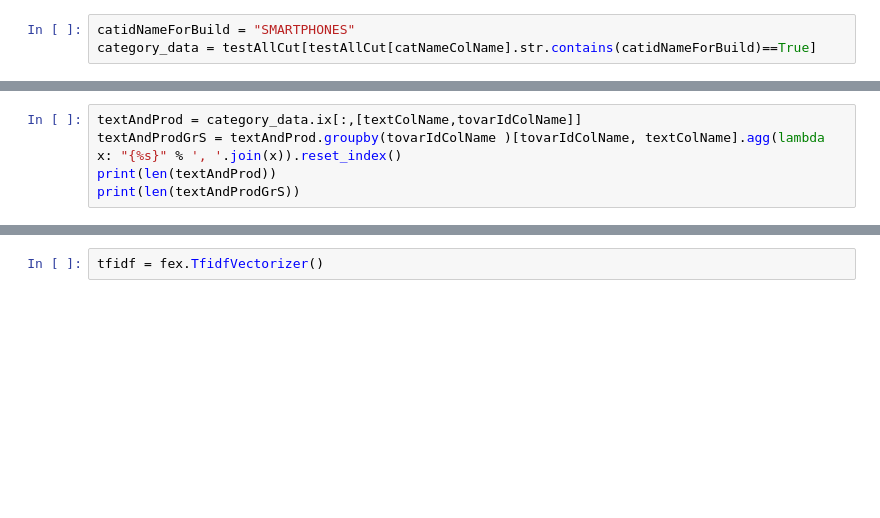
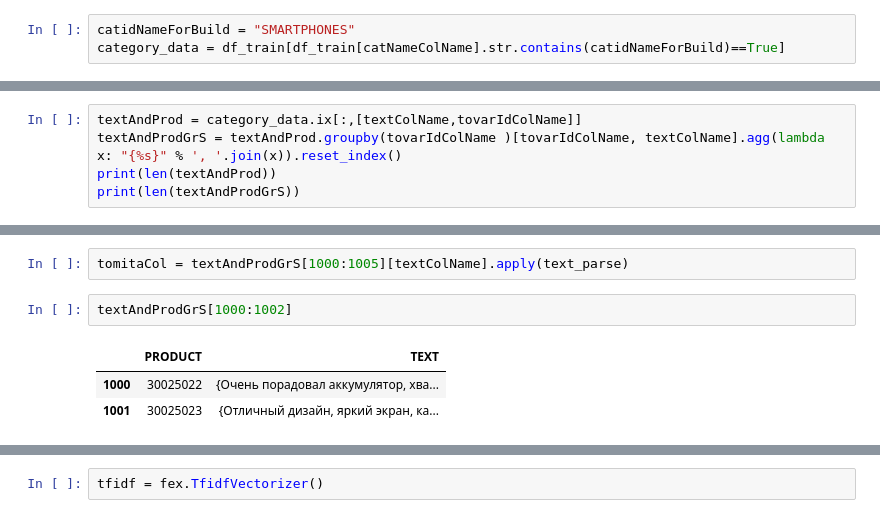
Before and after one commit to irumata/MVideoHackaton, a Jupyter notebook: Final Solution.ipynb, the cells around one changed output, grey strips where cells are left out. Saved outputs shown, nothing was run; the diff lists cells and outputs as text; blank space fills up the shorter version.

```diff
--- a/Final Solution.ipynb
+++ b/Final Solution.ipynb
@@ -65,4 +64,4 @@ from tparser.tomita_parser import text_parse
 import pandas as pd
 # %%
 catidNameForBuild = "SMARTPHONES"
-category_data = testAllCut[testAllCut[catNameColName].str.contains(catidNameForBuild)==True]
+category_data = df_train[df_train[catNameColName].str.contains(catidNameForBuild)==True]
@@ -75,0 +97,8 @@ print(len(textAndProdGrS))
+# %%
+tomitaCol = textAndProdGrS[1000:1005][textColName].apply(text_parse)
+# %%
+textAndProdGrS[1000:1002]
+# %% [output]
+|  | PRODUCT | TEXT |
+| 1000 | 30025022 | {Очень порадовал аккумулятор, хва... |
+| 1001 | 30025023 | {Отличный дизайн, яркий экран, ка... |
```
Also changed, not shown: parts of 14 cells of this notebook.
